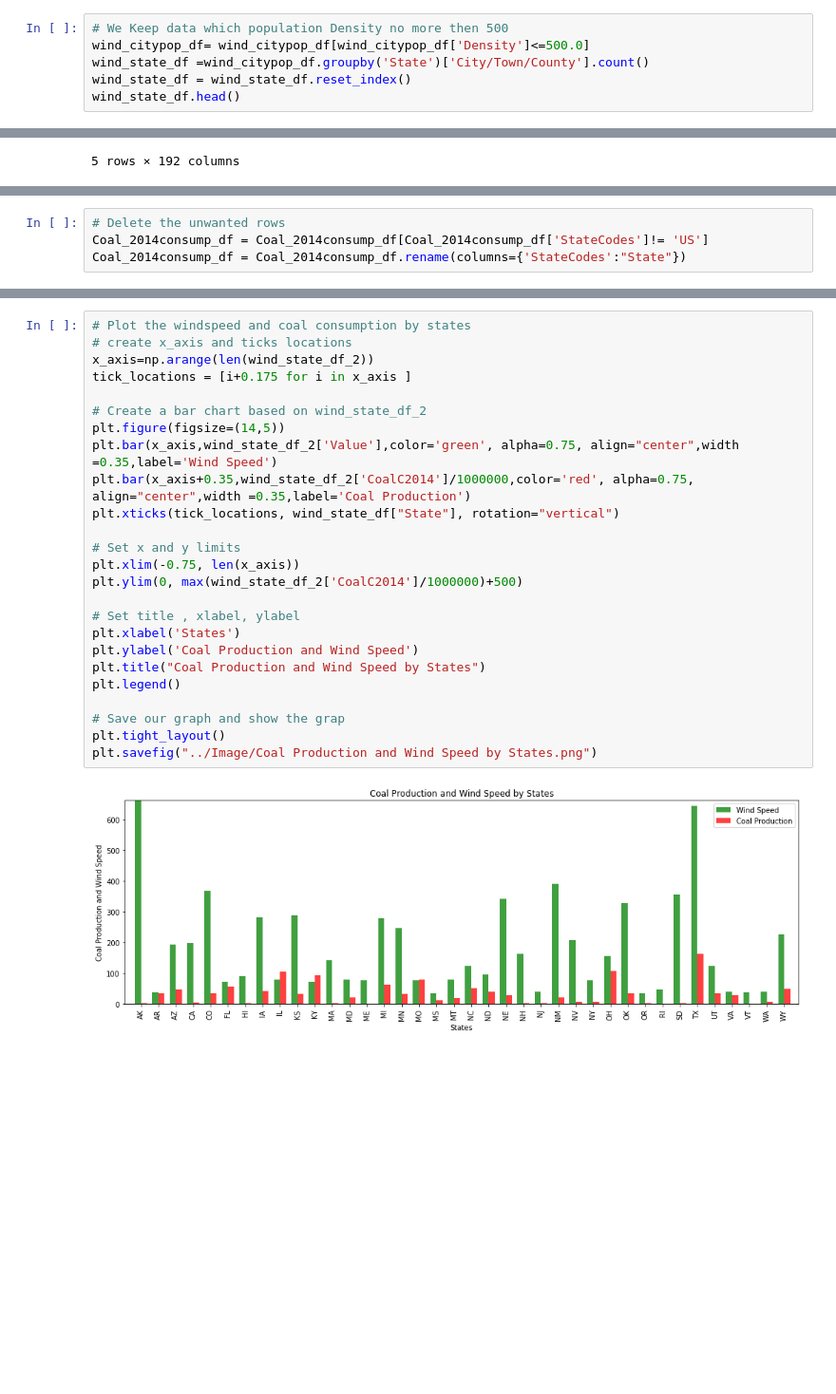
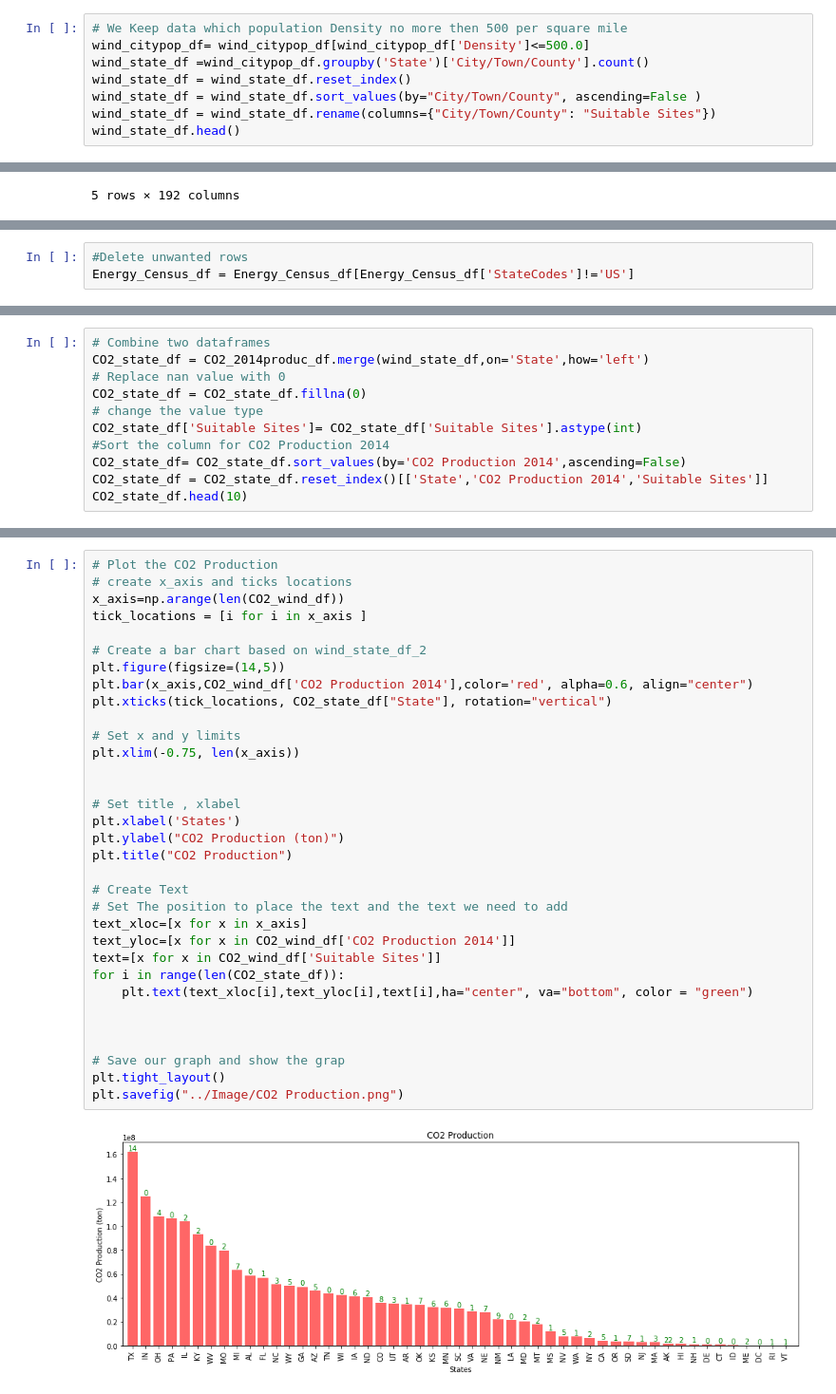
Before and after one commit to vienvo/AlternativeEnergy, a Jupyter notebook: notebooks/Fawn/Notebook/Fang _working_file.ipynb, the cells around one changed output, grey strips where cells are left out. Shown at 95% size. Saved outputs shown, nothing was run; the diff lists cells and outputs as text; blank space fills up the shorter version.

```diff
--- a/notebooks/Fawn/Notebook/Fang _working_file.ipynb
+++ b/notebooks/Fawn/Notebook/Fang _working_file.ipynb
@@ -37,9 +36,11 @@ Density             449 non-null float64
 dtypes: float64(5), object(4)
 memory usage: 31.6+ KB
 # %%
-# We Keep data which population Density no more then 500
+# We Keep data which population Density no more then 500 per square mile
 wind_citypop_df= wind_citypop_df[wind_citypop_df['Density']<=500.0]
 wind_state_df =wind_citypop_df.groupby('State')['City/Town/County'].count()
 wind_state_df = wind_state_df.reset_index()
+wind_state_df = wind_state_df.sort_values(by="City/Town/County", ascending=False )
+wind_state_df = wind_state_df.rename(columns={"City/Town/County": "Suitable Sites"})
 wind_state_df.head()
 # %% [output]
@@ -123,4 +103,3 @@ See the caveats in the documentation: http://pandas.pydata.org/pandas-docs/stabl
 # %%
-# Delete the unwanted rows
-Coal_2014consump_df = Coal_2014consump_df[Coal_2014consump_df['StateCodes']!= 'US']
-Coal_2014consump_df = Coal_2014consump_df.rename(columns={'StateCodes':"State"})
+#Delete unwanted rows
+Energy_Census_df = Energy_Census_df[Energy_Census_df['StateCodes']!='US']
@@ -161,0 +154,11 @@ wind_state_df_2.head()
+# %%
+# Combine two dataframes
+CO2_state_df = CO2_2014produc_df.merge(wind_state_df,on='State',how='left')
+# Replace nan value with 0
+CO2_state_df = CO2_state_df.fillna(0)
+# change the value type
+CO2_state_df['Suitable Sites']= CO2_state_df['Suitable Sites'].astype(int)
+#Sort the column for CO2 Production 2014
+CO2_state_df= CO2_state_df.sort_values(by='CO2 Production 2014',ascending=False)
+CO2_state_df = CO2_state_df.reset_index()[['State','CO2 Production 2014','Suitable Sites']]
+CO2_state_df.head(10)
@@ -162,27 +177,35 @@ wind_state_df_2.head()
 # %%
-# Plot the windspeed and coal consumption by states
+# Plot the CO2 Production
 # create x_axis and ticks locations
-x_axis=np.arange(len(wind_state_df_2))
-tick_locations = [i+0.175 for i in x_axis ]
+x_axis=np.arange(len(CO2_wind_df))
+tick_locations = [i for i in x_axis ]
 
 # Create a bar chart based on wind_state_df_2
 plt.figure(figsize=(14,5))
-plt.bar(x_axis,wind_state_df_2['Value'],color='green', alpha=0.75, align="center",width =0.35,label='Wind Speed')
-plt.bar(x_axis+0.35,wind_state_df_2['CoalC2014']/1000000,color='red', alpha=0.75, align="center",width =0.35,label='Coal Production')
-plt.xticks(tick_locations, wind_state_df["State"], rotation="vertical")
+plt.bar(x_axis,CO2_wind_df['CO2 Production 2014'],color='red', alpha=0.6, align="center")
+plt.xticks(tick_locations, CO2_state_df["State"], rotation="vertical")
 
 # Set x and y limits
 plt.xlim(-0.75, len(x_axis))
-plt.ylim(0, max(wind_state_df_2['CoalC2014']/1000000)+500)
 
-# Set title , xlabel, ylabel
+
+# Set title , xlabel
 plt.xlabel('States')
-plt.ylabel('Coal Production and Wind Speed')
-plt.title("Coal Production and Wind Speed by States")
-plt.legend()
+plt.ylabel("CO2 Production (ton)")
+plt.title("CO2 Production")
+
+# Create Text
+# Set The position to place the text and the text we need to add
+text_xloc=[x for x in x_axis]
+text_yloc=[x for x in CO2_wind_df['CO2 Production 2014']]
+text=[x for x in CO2_wind_df['Suitable Sites']]
+for i in range(len(CO2_state_df)):
+    plt.text(text_xloc[i],text_yloc[i],text[i],ha="center", va="bottom", color = "green")
+
+
 
 # Save our graph and show the grap
 plt.tight_layout()
-plt.savefig("../Image/Coal Production and Wind Speed by States.png")
+plt.savefig("../Image/CO2 Production.png")
 # %% [output]
-[figure, old version]
+[figure, new version]
```
Also changed, not shown: parts of 12 cells of this notebook, 9 other files.
